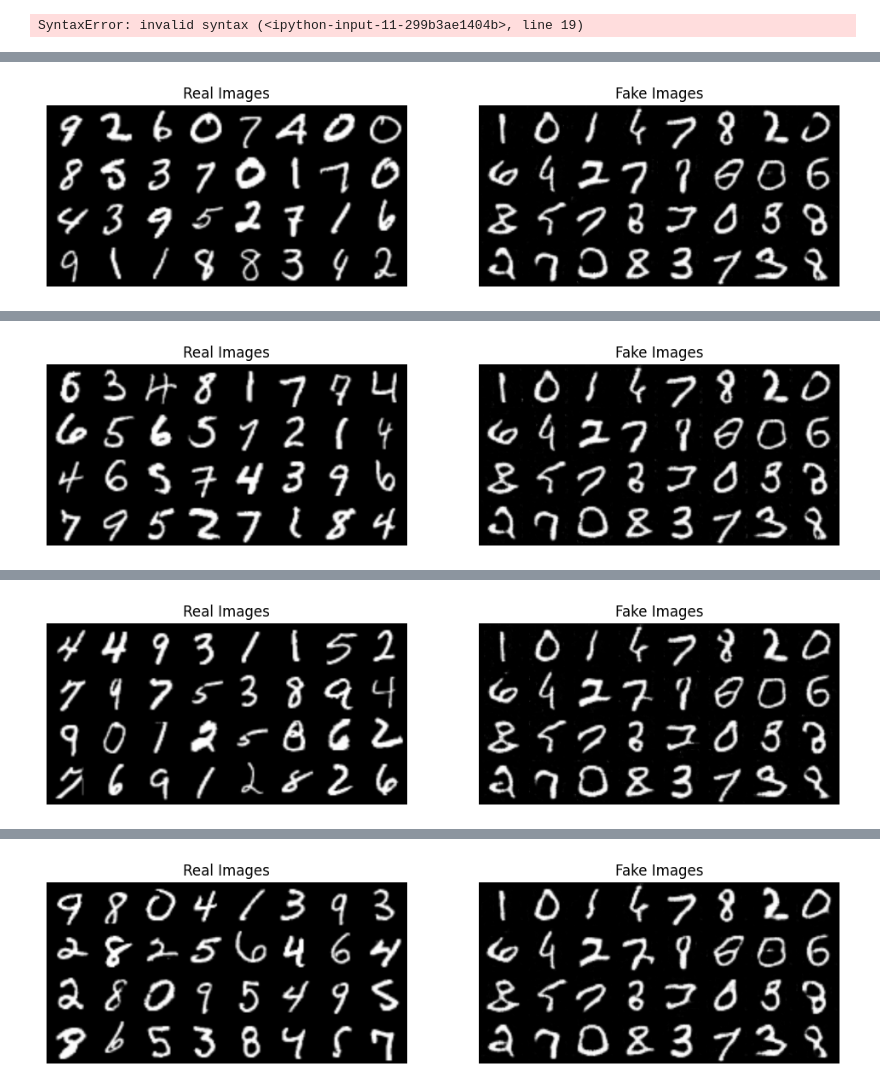
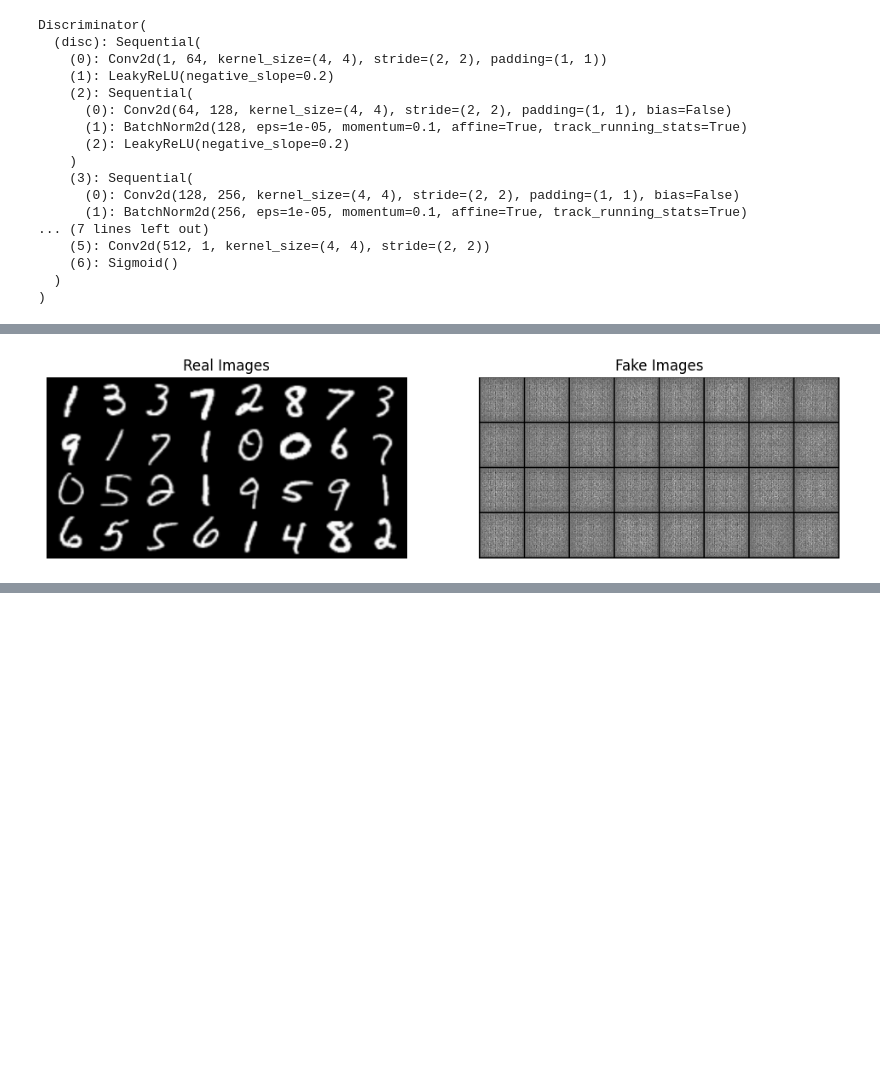
Before and after one commit to Adegbite-Joshua/Learning-Python, a Jupyter notebook: pytorch/DCGAN_Implemetation.ipynb, the cells around one changed output, grey strips where cells are left out. Drawn from its saved outputs; the diff is of its cells as text; code cells hidden in the pictures; blank space fills up the shorter version.

Commit message:
Learning WGANs

```diff
--- a/pytorch/DCGAN_Implemetation.ipynb
+++ b/pytorch/DCGAN_Implemetation.ipynb
@@ -17,14 +17,16 @@ from models import Discriminator, Generator, initialize_weights
 # %%
 # Hyperparameters
 device = torch.device("cuda" if torch.cuda.is_available() else "cpu")
-LEARNING_RATE = 2e-4
-BATCH_SIZE = 128
+LEARNING_RATE = 5e-5
+BATCH_SIZE = 64
 IMAGE_SIZE = 64
 CHANNELS_IMG = 1
 Z_DIM = 100
 NUM_EPOCHS = 5
 FEATURES_DISC = 64
 FEATURES_GEN = 64
+CRITIC_ITERATIONS = 5
+WEIGHT_CLIP = 0.01
 
 transform = transforms.Compose(
     [
@@ -39,14 +41,13 @@ transform = transforms.Compose(
 dataset = datasets.MNIST(root="dataset/", download=True, train=True, transform=transform)
 loader = DataLoader(dataset, batch_size=BATCH_SIZE, shuffle=True)
 gen = Generator(Z_DIM, CHANNELS_IMG, FEATURES_GEN).to(device)
-disc = Discriminator(CHANNELS_IMG, FEATURES_DISC).to(device)
+critic = Discriminator(CHANNELS_IMG, FEATURES_DISC).to(device)
 initialize_weights(gen)
-initialize_weights(disc)
+initialize_weights(critic)
 
 
-opt_gen = optim.Adam(gen.parameters(), lr=LEARNING_RATE, betas=(0.5, 0.999))
-opt_disc = optim.Adam(disc.parameters(), lr=LEARNING_RATE, betas=(0.5, 0.999))
-criterion = nn.BCELoss()
+opt_gen = optim.RMSprop(gen.parameters(), lr=LEARNING_RATE)
+opt_critic = optim.RMSprop(critic.parameters(), lr=LEARNING_RATE)
 
 fixed_noise = torch.randn(32, Z_DIM, 1, 1).to(device)
 writer_real = SummaryWriter(f"logs/real")
@@ -54,39 +55,56 @@ writer_fake = SummaryWriter(f"logs/fake")
 step = 0
 
 gen.train()
-disc.train()
+critic.train()
 # %% [output]
-SyntaxError: invalid syntax (<ipython-input-11-299b3ae1404b>, line 19)
+Discriminator(
+  (disc): Sequential(
+    (0): Conv2d(1, 64, kernel_size=(4, 4), stride=(2, 2), padding=(1, 1))
+    (1): LeakyReLU(negative_slope=0.2)
+    (2): Sequential(
+      (0): Conv2d(64, 128, kernel_size=(4, 4), stride=(2, 2), padding=(1, 1), bias=False)
+      (1): BatchNorm2d(128, eps=1e-05, momentum=0.1, affine=True, track_running_stats=True)
+      (2): LeakyReLU(negative_slope=0.2)
+    )
+    (3): Sequential(
+      (0): Conv2d(128, 256, kernel_size=(4, 4), stride=(2, 2), padding=(1, 1), bias=False)
+      (1): BatchNorm2d(256, eps=1e-05, momentum=0.1, affine=True, track_running_stats=True)
+... (7 lines left out)
+    (5): Conv2d(512, 1, kernel_size=(4, 4), stride=(2, 2))
+    (6): Sigmoid()
+  )
+)
 # %%
 import matplotlib.pyplot as plt
 
 
-for epoch in range(1):
+for epoch in range(NUM_EPOCHS):
   for batch_idx, (real, _) in enumerate(loader):
     real = real.to(device)
-    noise = torch.randn((BATCH_SIZE, Z_DIM, 1, 1)).to(device)
-    fake = gen(noise)
 
-    # Train Discriminator
-    disc_real = disc(real).reshape(-1)
-    loss_disc_real = criterion(disc_real, torch.ones_like(disc_real))
-    disc_fake = disc(fake).reshape(-1)
-    loss_disc_fake = criterion(disc_fake, torch.zeros_like(disc_fake))
-    loss_disc = (loss_disc_real + loss_disc_fake) / 2
-    disc.zero_grad()
-    loss_disc.backward(retain_graph=True)
-    opt_disc.step()
+    for _ in range(CRITIC_ITERATIONS):
+      noise = torch.randn((BATCH_SIZE, Z_DIM, 1, 1)).to(device)
+      fake = gen(noise)
+      critic_real = critic(real).reshape(-1)
+      critic_fake = critic(fake).reshape(-1)
+      loss_critic = -(torch.mean(critic_real) - torch.mean(critic_fake))
+      critic.zero_grad()
+      loss_critic.backward(retain_graph=True)
+      opt_critic.step()
+
+      for p in critic.parameters():
+        p.data.clamp(-WEIGHT_CLIP, WEIGHT_CLIP)
 
     # Train Generator
-    output = disc(fake).reshape(-1)
-    loss_gen = criterion(output, torch.ones_like(output))
+    output = critic(fake).reshape(-1)
+    loss_gen = -torch.mean(output)
     gen.zero_grad()
     loss_gen.backward()
     opt_gen.step()
 
     # Print losses occasionally and print to tensorboard
     if batch_idx % 100 == 0:
-      print(f"Epoch [{epoch}/{NUM_EPOCHS}] Batch {batch_idx}/{len(loader)} \ Loss D: {loss_disc:.4f}, loss G: {loss_gen:.4f}")
+      print(f"Epoch [{epoch}/{NUM_EPOCHS}] Batch {batch_idx}/{len(loader)} \ Loss D: {loss_critic:.4f}, loss G: {loss_gen:.4f}")
 
       with torch.no_grad():
         fake = gen(fixed_noise)
@@ -119 +137 @@ Epoch [0/5] Batch 0/469 \ Loss D: 0.5527, loss G: 1.0933
-[figure, old version]
+[figure, new version]
@@ -121 +137,0 @@ Epoch [0/5] Batch 100/469 \ Loss D: 0.0696, loss G: 3.0642
-[figure, removed]
@@ -123 +137,0 @@ Epoch [0/5] Batch 200/469 \ Loss D: 0.0408, loss G: 3.8184
-[figure, removed]
@@ -125 +137,0 @@ Epoch [0/5] Batch 300/469 \ Loss D: 0.3840, loss G: 0.8563
-[figure, removed]
```
Also changed, not shown: parts of 1 cell of this notebook.
